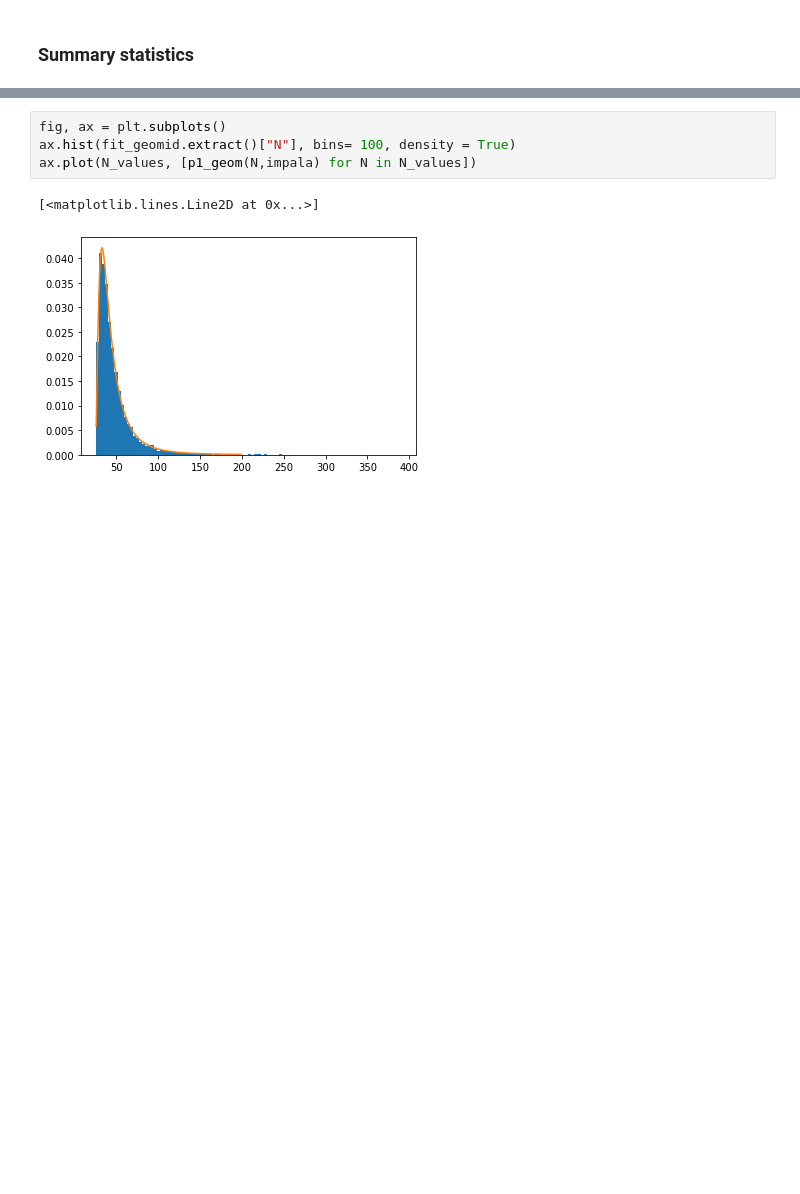
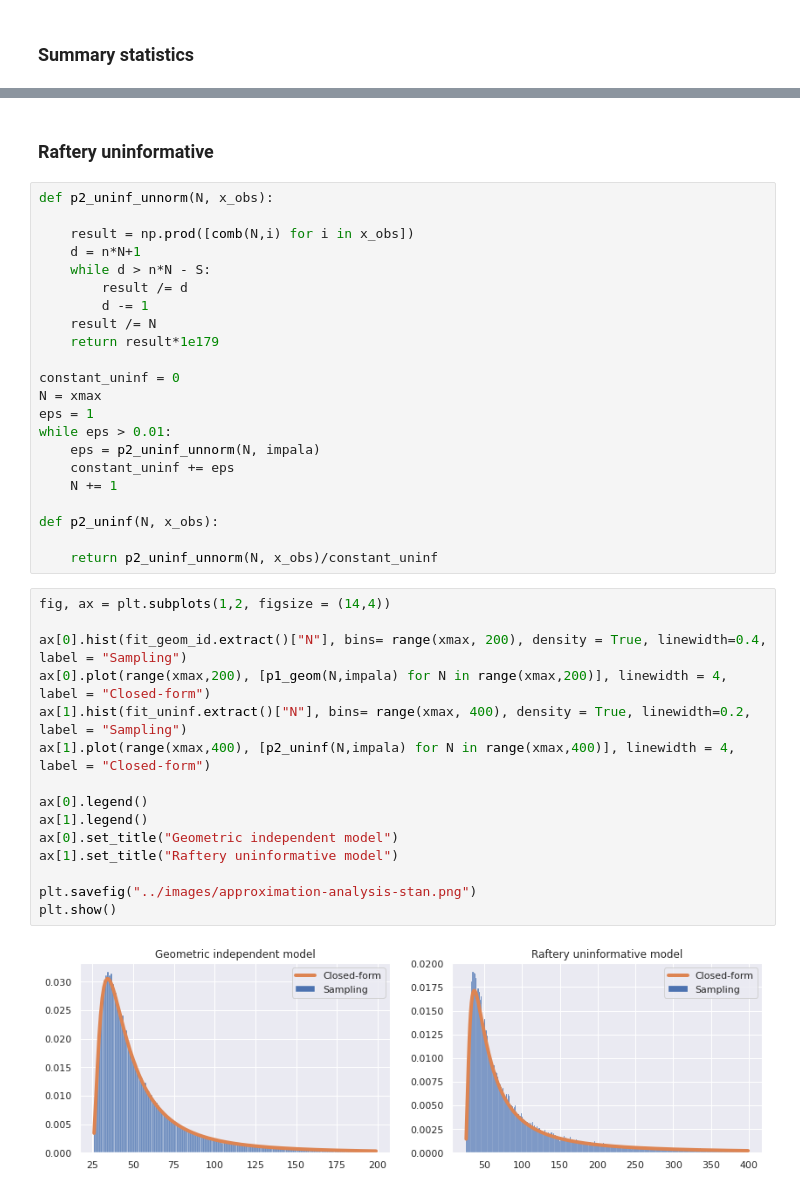
Before and after one commit to lucasmoschen/phd-bayesian-statistics, a Jupyter notebook: notebooks/final_exam.ipynb, the cells around one changed output, grey strips where cells are left out. Drawn from its saved outputs; the diff is of its cells as text; blank space fills up the shorter version.

Commit message:
approximation analysis

```diff
--- a/notebooks/final_exam.ipynb
+++ b/notebooks/final_exam.ipynb
@@ -476,7 +681,41 @@ plt.plot(N_values, [p1_geom(N,impala) for N in N_values])
-# %%
-fig, ax = plt.subplots()
-ax.hist(fit_geomid.extract()["N"], bins= 100, density = True)
-ax.plot(N_values, [p1_geom(N,impala) for N in N_values])
-# %% [output]
-[<matplotlib.lines.Line2D at 0x...>]
-[figure, removed]
+# %% [markdown]
+### Raftery uninformative
+# %%
+def p2_uninf_unnorm(N, x_obs):
+
+    result = np.prod([comb(N,i) for i in x_obs])
+    d = n*N+1
+    while d > n*N - S:
+        result /= d
+        d -= 1
+    result /= N
+    return result*1e179
+
+constant_uninf = 0
+N = xmax
+eps = 1
+while eps > 0.01:
+    eps = p2_uninf_unnorm(N, impala)
+    constant_uninf += eps
+    N += 1
+
+def p2_uninf(N, x_obs):
+
+    return p2_uninf_unnorm(N, x_obs)/constant_uninf
+# %%
+fig, ax = plt.subplots(1,2, figsize = (14,4))
+
+ax[0].hist(fit_geom_id.extract()["N"], bins= range(xmax, 200), density = True, linewidth=0.4, label = "Sampling")
+ax[0].plot(range(xmax,200), [p1_geom(N,impala) for N in range(xmax,200)], linewidth = 4, label = "Closed-form")
+ax[1].hist(fit_uninf.extract()["N"], bins= range(xmax, 400), density = True, linewidth=0.2, label = "Sampling")
+ax[1].plot(range(xmax,400), [p2_uninf(N,impala) for N in range(xmax,400)], linewidth = 4, label = "Closed-form")
+
+ax[0].legend()
+ax[1].legend()
+ax[0].set_title("Geometric independent model")
+ax[1].set_title("Raftery uninformative model")
+
+plt.savefig("../images/approximation-analysis-stan.png")
+plt.show()
+# %% [output]
+[figure, added]
```
Also changed, not shown: parts of 30 cells of this notebook, 5 other files.
